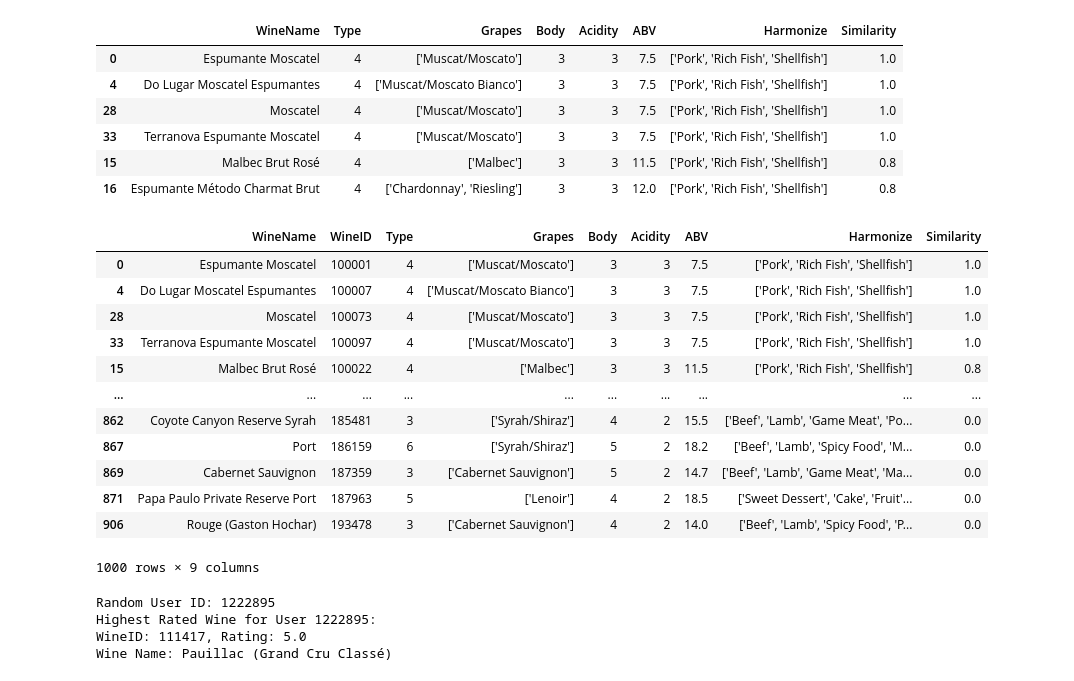
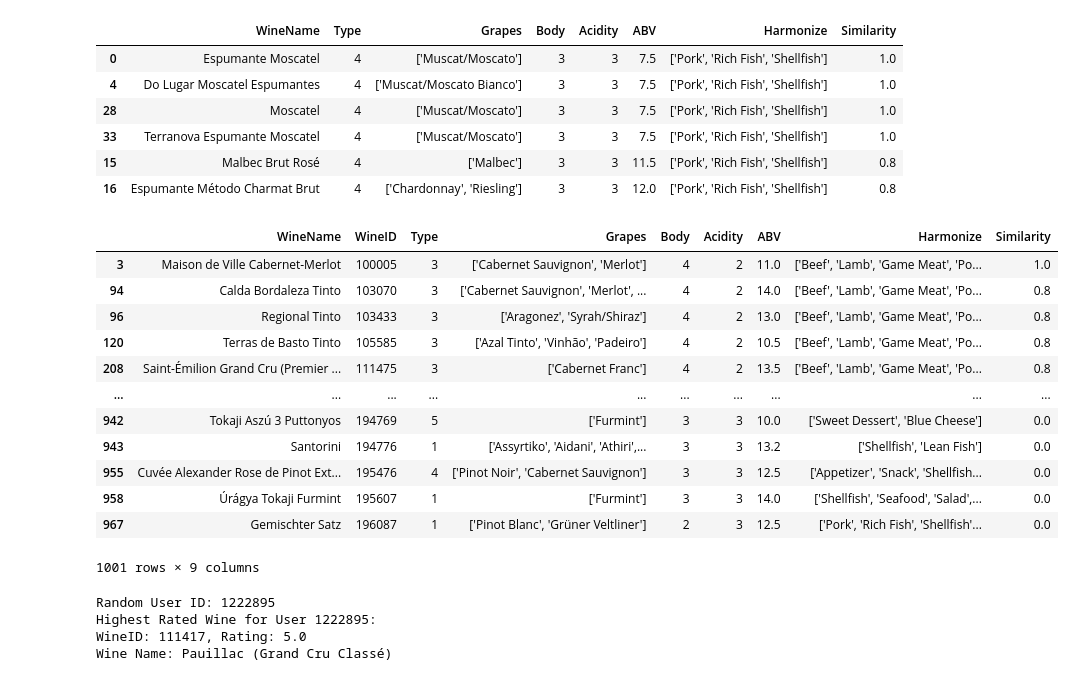
Before and after one commit to irrrrrrrrr/MAISE_RecSys_Group8_Ass, a Jupyter notebook: cosineBaseline.ipynb, the cells around one changed output. Drawn from its saved outputs; the diff is of its cells as text; code cells hidden in the pictures.

```diff
--- a/cosineBaseline.ipynb
+++ b/cosineBaseline.ipynb
@@ -122,7 +118,7 @@ def get_similarities(wine_id, cosine_sim=cosine_sim):
 
     sim_scores = list(enumerate(cosine_sim[idx]))
     sim_scores = sorted(sim_scores, key=lambda x: x[1], reverse=True)
-    sim_scores = sim_scores[0:1000]
+    sim_scores = sim_scores[0:1001]
     wine_indices = [i[0] for i in sim_scores]
     wine_similarities = [i[1] for i in sim_scores]
 
@@ -143,21 +139,21 @@ display(get_recommendations("Espumante Moscatel").head(10))
 | 15 | Malbec Brut Rosé | 4 | ['Malbec'] | 3 | 3 | 11.5 | ['Pork', 'Rich Fish', 'Shellfish'] | 0.8 |
 | 16 | Espumante Método Charmat Brut | 4 | ['Chardonnay', 'Riesling'] | 3 | 3 | 12.0 | ['Pork', 'Rich Fish', 'Shellfish'] | 0.8 |
 # %%
-display(get_similarities(100001).head(1000))
+display(get_similarities(100005).head(1001))
 # %% [output]
 |  | WineName | WineID | Type | Grapes | Body | Acidity | ABV | Harmonize | Similarity |
-| 0 | Espumante Moscatel | 100001 | 4 | ['Muscat/Moscato'] | 3 | 3 | 7.5 | ['Pork', 'Rich Fish', 'Shellfish'] | 1.0 |
-| 4 | Do Lugar Moscatel Espumantes | 100007 | 4 | ['Muscat/Moscato Bianco'] | 3 | 3 | 7.5 | ['Pork', 'Rich Fish', 'Shellfish'] | 1.0 |
-| 28 | Moscatel | 100073 | 4 | ['Muscat/Moscato'] | 3 | 3 | 7.5 | ['Pork', 'Rich Fish', 'Shellfish'] | 1.0 |
-| 33 | Terranova Espumante Moscatel | 100097 | 4 | ['Muscat/Moscato'] | 3 | 3 | 7.5 | ['Pork', 'Rich Fish', 'Shellfish'] | 1.0 |
-| 15 | Malbec Brut Rosé | 100022 | 4 | ['Malbec'] | 3 | 3 | 11.5 | ['Pork', 'Rich Fish', 'Shellfish'] | 0.8 |
+| 3 | Maison de Ville Cabernet-Merlot | 100005 | 3 | ['Cabernet Sauvignon', 'Merlot'] | 4 | 2 | 11.0 | ['Beef', 'Lamb', 'Game Meat', 'Po... | 1.0 |
+| 94 | Calda Bordaleza Tinto | 103070 | 3 | ['Cabernet Sauvignon', 'Merlot', ... | 4 | 2 | 14.0 | ['Beef', 'Lamb', 'Game Meat', 'Po... | 0.8 |
+| 96 | Regional Tinto | 103433 | 3 | ['Aragonez', 'Syrah/Shiraz'] | 4 | 2 | 13.0 | ['Beef', 'Lamb', 'Game Meat', 'Po... | 0.8 |
+| 120 | Terras de Basto Tinto | 105585 | 3 | ['Azal Tinto', 'Vinhão', 'Padeiro'] | 4 | 2 | 10.5 | ['Beef', 'Lamb', 'Game Meat', 'Po... | 0.8 |
+| 208 | Saint-Émilion Grand Cru (Premier ... | 111475 | 3 | ['Cabernet Franc'] | 4 | 2 | 13.5 | ['Beef', 'Lamb', 'Game Meat', 'Po... | 0.8 |
 | ... | ... | ... | ... | ... | ... | ... | ... | ... | ... |
-| 862 | Coyote Canyon Reserve Syrah | 185481 | 3 | ['Syrah/Shiraz'] | 4 | 2 | 15.5 | ['Beef', 'Lamb', 'Game Meat', 'Po... | 0.0 |
-| 867 | Port | 186159 | 6 | ['Syrah/Shiraz'] | 5 | 2 | 18.2 | ['Beef', 'Lamb', 'Spicy Food', 'M... | 0.0 |
-| 869 | Cabernet Sauvignon | 187359 | 3 | ['Cabernet Sauvignon'] | 5 | 2 | 14.7 | ['Beef', 'Lamb', 'Game Meat', 'Ma... | 0.0 |
-| 871 | Papa Paulo Private Reserve Port | 187963 | 5 | ['Lenoir'] | 4 | 2 | 18.5 | ['Sweet Dessert', 'Cake', 'Fruit'... | 0.0 |
-| 906 | Rouge (Gaston Hochar) | 193478 | 3 | ['Cabernet Sauvignon'] | 4 | 2 | 14.0 | ['Beef', 'Lamb', 'Spicy Food', 'P... | 0.0 |
+| 942 | Tokaji Aszú 3 Puttonyos | 194769 | 5 | ['Furmint'] | 3 | 3 | 10.0 | ['Sweet Dessert', 'Blue Cheese'] | 0.0 |
+| 943 | Santorini | 194776 | 1 | ['Assyrtiko', 'Aidani', 'Athiri',... | 3 | 3 | 13.2 | ['Shellfish', 'Lean Fish'] | 0.0 |
+| 955 | Cuvée Alexander Rose de Pinot Ext... | 195476 | 4 | ['Pinot Noir', 'Cabernet Sauvignon'] | 3 | 3 | 12.5 | ['Appetizer', 'Snack', 'Shellfish... | 0.0 |
+| 958 | Úrágya Tokaji Furmint | 195607 | 1 | ['Furmint'] | 3 | 3 | 14.0 | ['Shellfish', 'Seafood', 'Salad',... | 0.0 |
+| 967 | Gemischter Satz | 196087 | 1 | ['Pinot Blanc', 'Grüner Veltliner'] | 2 | 3 | 12.5 | ['Pork', 'Rich Fish', 'Shellfish'... | 0.0 |
-1000 rows × 9 columns
+1001 rows × 9 columns
 # %%
 random_user = np.random.choice(ratings_df['UserID'].unique())
 
```
Also changed, not shown: parts of 10 cells of this notebook, 1 other file.
